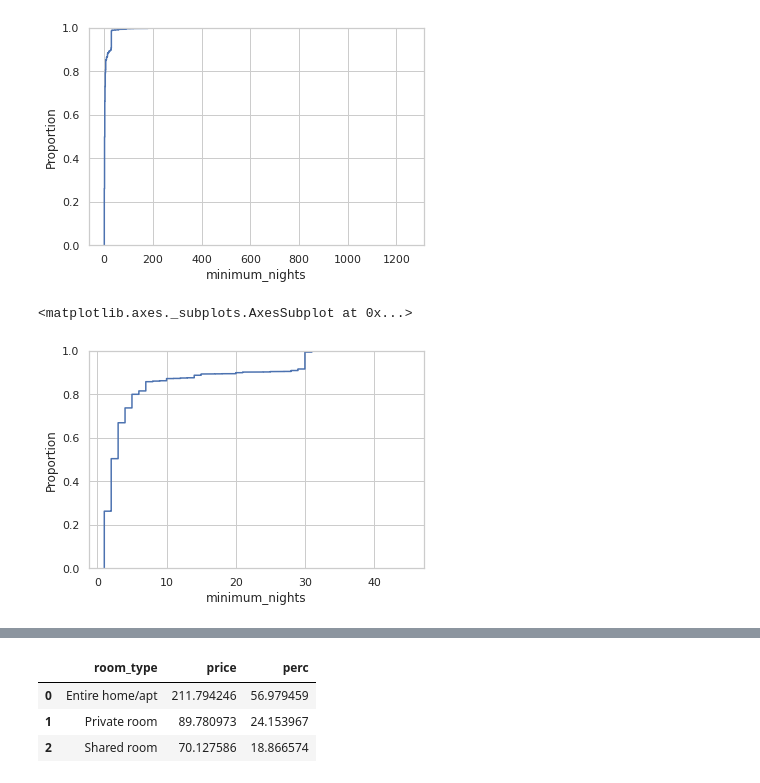
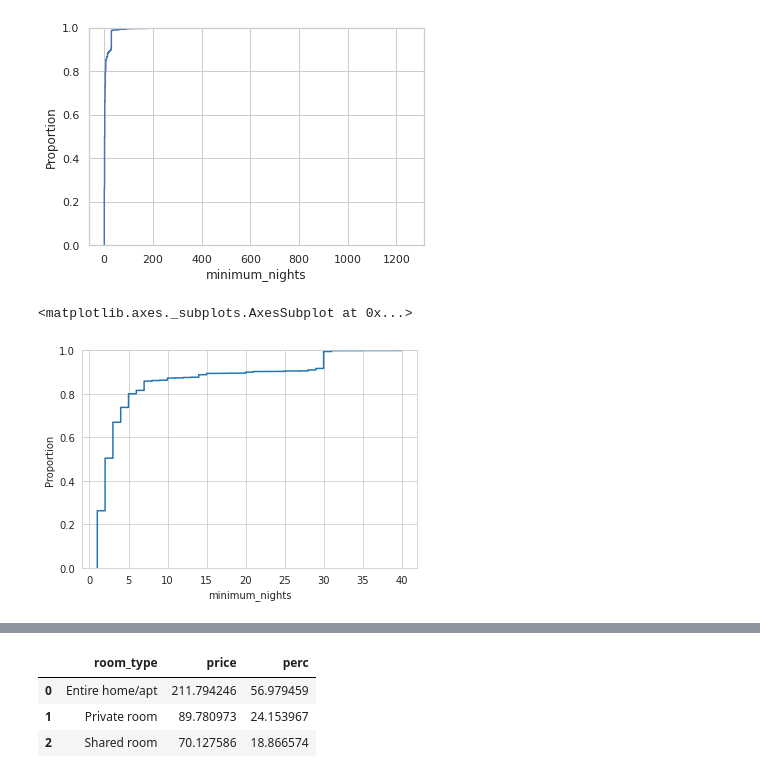
Before and after one commit to yaman9675/understand_Airbnb, a Jupyter notebook: understand_Airbnb.ipynb, the cells around one changed output, grey strips where cells are left out. Drawn from its saved outputs; the diff is of its cells as text; code cells hidden in the pictures.

```diff
--- a/understand_Airbnb.ipynb
+++ b/understand_Airbnb.ipynb
@@ -313,0 +662,3 @@ plt.bar(x, y)
+# %%
+sns.set_style('whitegrid')
+sns.kdeplot(np.array(price_1000['price']), bw=0.5)
@@ -313,0 +670,3 @@ plt.bar(x, y)
+# %%
+sns.set_style('whitegrid')
+sns.kdeplot(np.array(nights_40['minimum_nights']), bw=0.5)
@@ -384,9 +813,9 @@ sns.ecdfplot(x = airbnb['minimum_nights'])
 # %%
 #polar graph
 # %%
-sns.ecdfplot(x = night_45['minimum_nights'])
+sns.ecdfplot(x = nights_40['minimum_nights'])
 # %% [output]
 <matplotlib.axes._subplots.AxesSubplot at 0x...>
-[figure, old version]
+[figure, new version]
 # %%
 #polar graph
```
Also changed, not shown: parts of 121 cells of this notebook.
